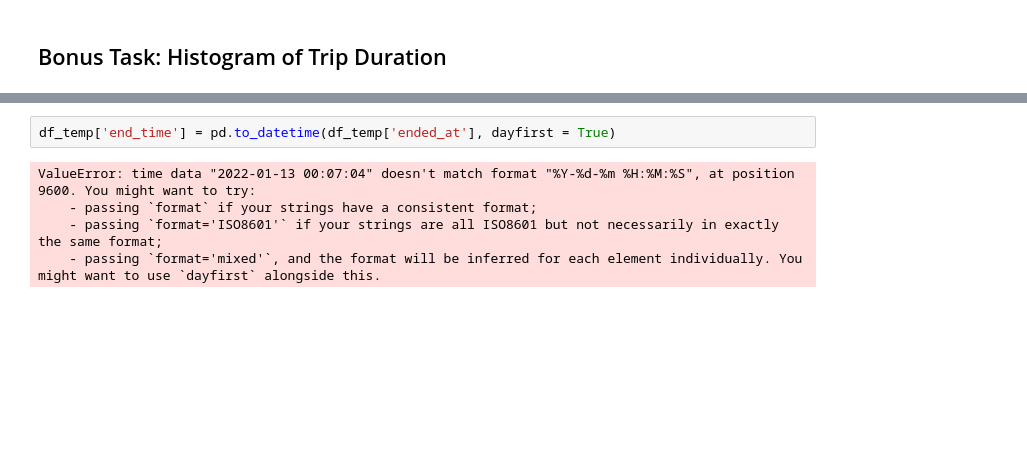
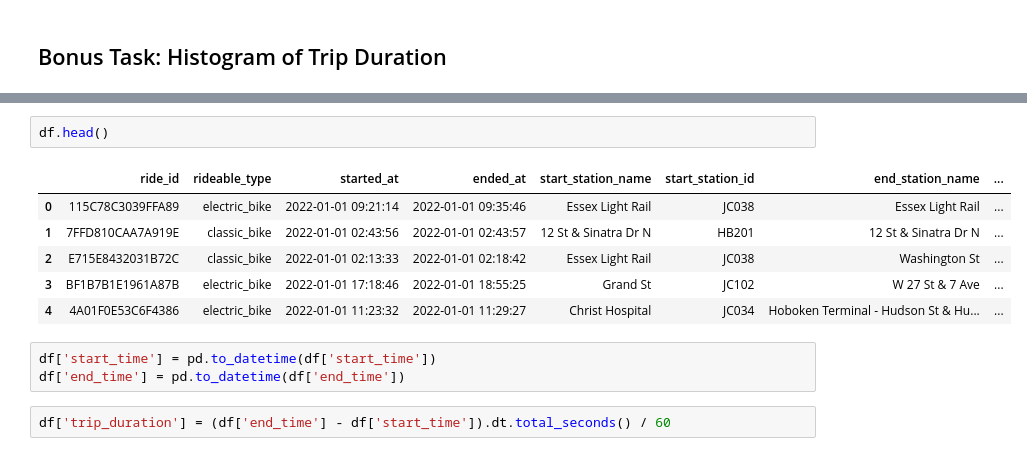
Before and after one commit to tpiano91/NY_Citi_Bikes, a Jupyter notebook: 2.3.ipynb, the cells around one changed output, grey strips where cells are left out. Cells and saved outputs as stored; diff of their text form; blank space fills up the shorter version.

```diff
--- a/2.3.ipynb
+++ b/2.3.ipynb
@@ -268,10 +299,17 @@ df_temp.head()
 | 2022-01-01 | E715E8432031B72C | classic_bike | 2022-01-01 02:13:33 | 2022-01-01 02:18:42 | Essex Light Rail | JC038 | Washington St | ... |
 | 2022-01-01 | BF1B7B1E1961A87B | electric_bike | 2022-01-01 17:18:46 | 2022-01-01 18:55:25 | Grand St | JC102 | W 27 St & 7 Ave | ... |
 | 2022-01-01 | 4A01F0E53C6F4386 | electric_bike | 2022-01-01 11:23:32 | 2022-01-01 11:29:27 | Christ Hospital | JC034 | Hoboken Terminal - Hudson St & Hu... | ... |
-# %%
-df_temp['end_time'] = pd.to_datetime(df_temp['ended_at'], dayfirst = True)
-# %% [output]
-ValueError: time data "2022-01-13 00:07:04" doesn't match format "%Y-%d-%m %H:%M:%S", at position 9600. You might want to try:
-    - passing `format` if your strings have a consistent format;
-    - passing `format='ISO8601'` if your strings are all ISO8601 but not necessarily in exactly the same format;
-    - passing `format='mixed'`, and the format will be inferred for each element individually. You might want to use `dayfirst` alongside this.
+# %%
+df.head()
+# %% [output]
+|  | ride_id | rideable_type | started_at | ended_at | start_station_name | start_station_id | end_station_name | ... |
+| 0 | 115C78C3039FFA89 | electric_bike | 2022-01-01 09:21:14 | 2022-01-01 09:35:46 | Essex Light Rail | JC038 | Essex Light Rail | ... |
+| 1 | 7FFD810CAA7A919E | classic_bike | 2022-01-01 02:43:56 | 2022-01-01 02:43:57 | 12 St & Sinatra Dr N | HB201 | 12 St & Sinatra Dr N | ... |
+| 2 | E715E8432031B72C | classic_bike | 2022-01-01 02:13:33 | 2022-01-01 02:18:42 | Essex Light Rail | JC038 | Washington St | ... |
+| 3 | BF1B7B1E1961A87B | electric_bike | 2022-01-01 17:18:46 | 2022-01-01 18:55:25 | Grand St | JC102 | W 27 St & 7 Ave | ... |
+| 4 | 4A01F0E53C6F4386 | electric_bike | 2022-01-01 11:23:32 | 2022-01-01 11:29:27 | Christ Hospital | JC034 | Hoboken Terminal - Hudson St & Hu... | ... |
+# %%
+df['start_time'] = pd.to_datetime(df['start_time'])
+df['end_time'] = pd.to_datetime(df['end_time'])
+# %%
+df['trip_duration'] = (df['end_time'] - df['start_time']).dt.total_seconds() / 60
```
Also changed, not shown: parts of 15 cells of this notebook.
